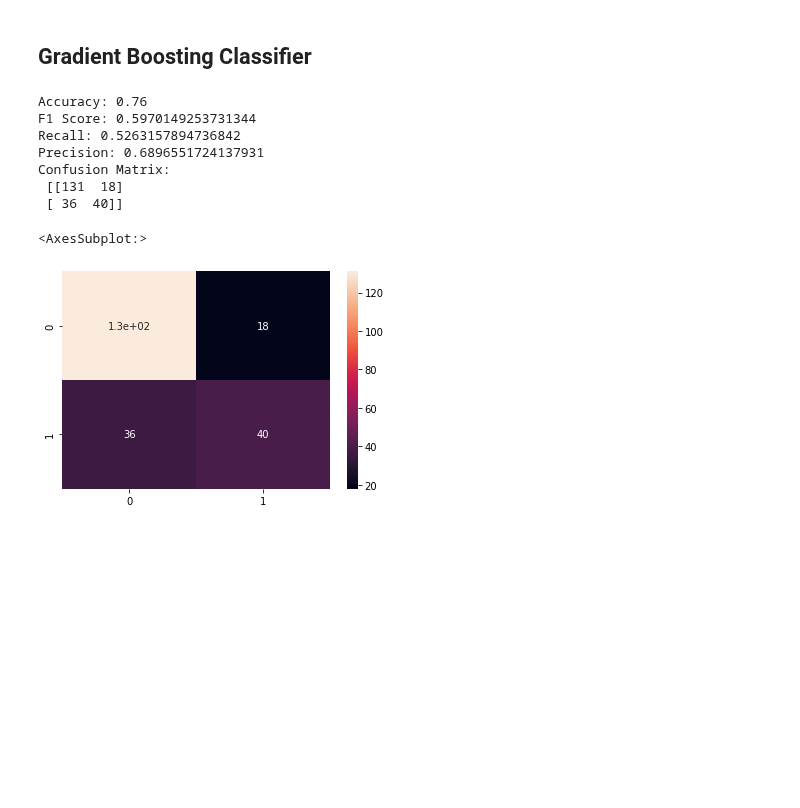
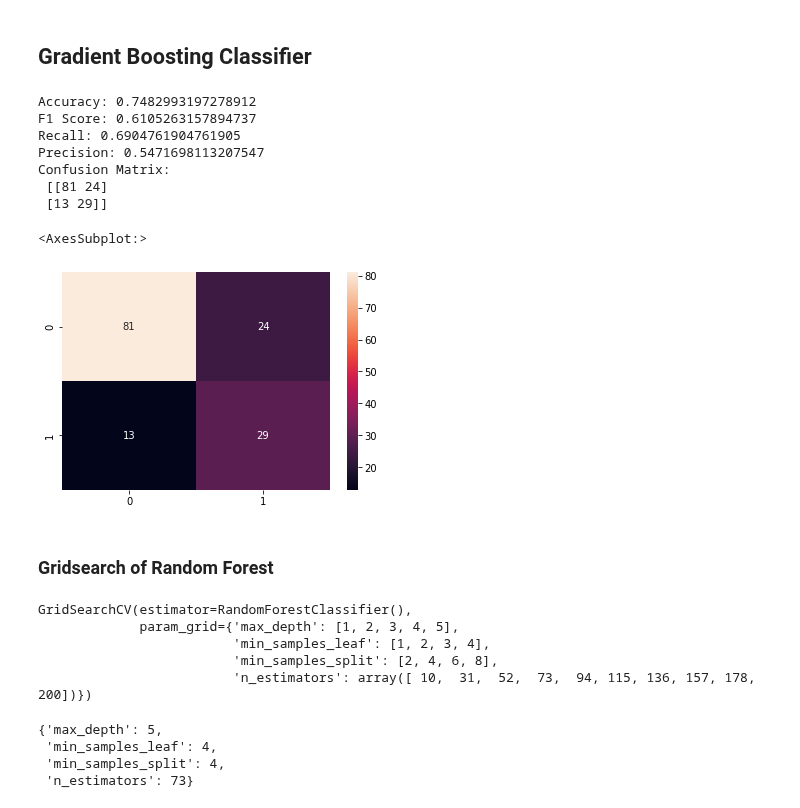
Before and after one commit to jhupiterz/tech-friends, a Jupyter notebook: goal_zone/goal_zone.ipynb, the cells around one changed output. Cells and saved outputs as stored; diff of their text form; code cells hidden in the pictures; blank space fills up the shorter version.

```diff
--- a/goal_zone/goal_zone.ipynb
+++ b/goal_zone/goal_zone.ipynb
@@ -137,2 +182,8 @@ dtype: object
+# %%
+# Creating an instance of SMOTE
+smote = SMOTE()
+
+# Balancing the data
+X_resampled, y_resampled = smote.fit_resample(X_train_scaled, y_train)
 # %% [markdown]
 # Classification
@@ -164,6 +190,2 @@ target = df_concat[["attended"]]
-# %%
-# Train test split
-from sklearn.model_selection import train_test_split
-X_train, X_test, y_train, y_test = train_test_split(features, target, test_size=0.15, random_state=42)
 # %% [markdown]
 ## Baseline logistic regression
@@ -199,8 +215,8 @@ Confusion Matrix:
 ## Support Vector Machine
 # %%
 from sklearn.svm import SVC
-svc = SVC()
-svc.fit(X_train, y_train)
+svc = SVC(probability=True)
+svc.fit(X_resampled, y_resampled)
 y_true = y_test
 y_pred = svc.predict(X_test)
 print("Accuracy:", svc.score(X_test, y_test))
@@ -224,12 +241,8 @@ sns.heatmap(confusion_matrix(y_true, y_pred), annot=True)
 # %% [markdown]
 ## Random Forest Classifier
 # %%
-from sklearn.ensemble import RandomForestClassifier
-from sklearn.datasets import make_classification
-
-X, y = make_classification(n_samples=1000, n_features=4, n_informative=2, n_redundant=0, random_state=0, shuffle=False)
 clf = RandomForestClassifier(max_depth=2, random_state=0)
-clf.fit(X_train, y_train)
+clf.fit(X_resampled, y_resampled)
 y_true = y_test
 y_pred = clf.predict(X_test)
 print("Accuracy:", clf.score(X_test, y_test))
@@ -255,22 +268,43 @@ sns.heatmap(confusion_matrix(y_true, y_pred), annot=True)
 # %%
 from sklearn.ensemble import GradientBoostingClassifier
 
-clf = GradientBoostingClassifier(n_estimators=100, learning_rate=1.0, max_depth=1, random_state=0).fit(X_train, y_train)
+clf = GradientBoostingClassifier(n_estimators=100, learning_rate=1.0, max_depth=1, random_state=0).fit(X_resampled, y_resampled)
 y_true = y_test
 y_pred = clf.predict(X_test)
 print("Accuracy:", clf.score(X_test, y_test))
 print("F1 Score:", f1_score(y_true, y_pred))
 print("Recall:", recall_score(y_true, y_pred))
 print("Precision:", precision_score(y_true, y_pred))
 print("Confusion Matrix:\n", confusion_matrix(y_true, y_pred))
 sns.heatmap(confusion_matrix(y_true, y_pred), annot=True)
 # %% [output]
-Accuracy: 0.76
-F1 Score: 0.5970149253731344
-Recall: 0.5263157894736842
-Precision: 0.6896551724137931
+Accuracy: 0.7482993197278912
+F1 Score: 0.6105263157894737
+Recall: 0.6904761904761905
+Precision: 0.5471698113207547
 Confusion Matrix:
- [[131  18]
- [ 36  40]]
+ [[81 24]
+ [13 29]]
 <AxesSubplot:>
-[figure, old version]
+[figure, new version]
+# %% [markdown]
+### Gridsearch of Random Forest
+# %%
+parameters = {'n_estimators': np.linspace(10,200,10,dtype=int), 'min_samples_split':[2, 4, 6, 8],
+              'min_samples_leaf':[1, 2, 3, 4], 'max_depth':[1, 2, 3, 4, 5]}
+rf = RandomForestClassifier()
+clf = GridSearchCV(rf, parameters)
+clf.fit(X_resampled, y_resampled)
+# %% [output]
+GridSearchCV(estimator=RandomForestClassifier(),
+             param_grid={'max_depth': [1, 2, 3, 4, 5],
+                         'min_samples_leaf': [1, 2, 3, 4],
+                         'min_samples_split': [2, 4, 6, 8],
+                         'n_estimators': array([ 10,  31,  52,  73,  94, 115, 136, 157, 178, 200])})
+# %%
+clf.best_params_
+# %% [output]
+{'max_depth': 5,
+ 'min_samples_leaf': 4,
+ 'min_samples_split': 4,
+ 'n_estimators': 73}
```
Also changed, not shown: parts of 81 cells of this notebook.
